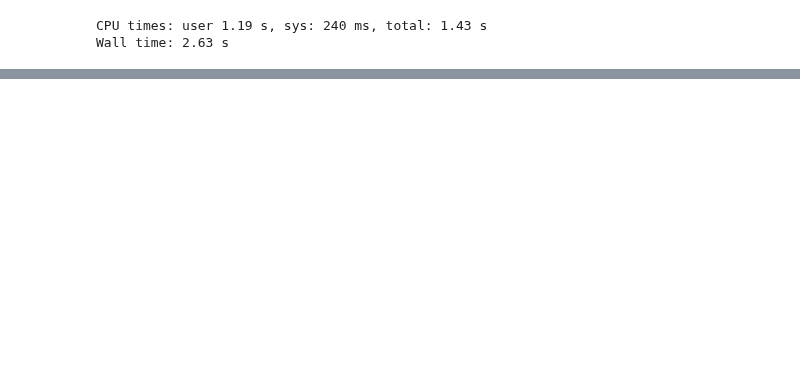
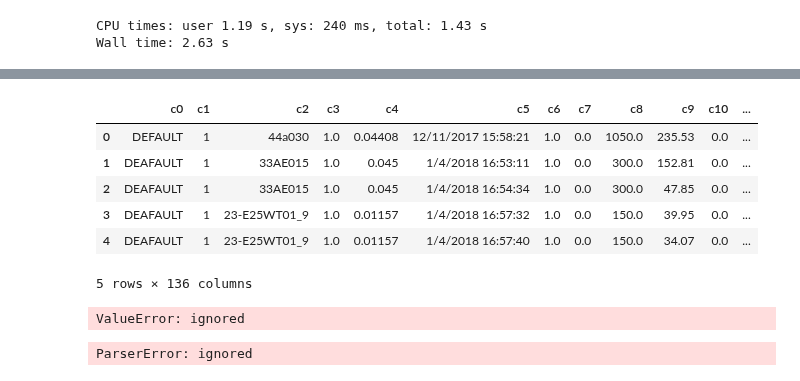
Before and after one commit to duybluemind1988/Data-science, a Jupyter notebook: Sonion/Compare_all_bigdata_method.ipynb, the cells around one changed output, grey strips where cells are left out. Cells and saved outputs as stored; diff of their text form; code cells hidden in the pictures; blank space fills up the shorter version.

```diff
--- a/Sonion/Compare_all_bigdata_method.ipynb
+++ b/Sonion/Compare_all_bigdata_method.ipynb
@@ -1396,0 +1412,6 @@ Wall time: 2.63 s
+# %%
+%%time
+path='/content/drive/My Drive/V04R-V04R-SQLData.dat' #2.9 gb
+df = dd.read_csv(path,sep='\t',header=None,#parse_dates=[5], Must not used
+                 dtype={10: 'float32', 102: 'float32', 105: 'float32', 108: 'float32', 11: 'float32', 111: 'float32', 114: 'float32', 115: 'float32', 116: 'float32', 117: 'float32', 118: 'float32', 119: 'float32', 120: 'float32', 121: 'float32', 122: 'float32', 123: 'float32', 124: 'float32', 125: 'float32', 126: 'float32', 13: 'float32', 131: 'float32', 132: 'float32', 133: 'float32', 134: 'float32', 14: 'float32', 16: 'float32', 17: 'float32', 19: 'float32', 20: 'float32', 22: 'float32', 23: 'float32', 25: 'float32', 26: 'float32', 28: 'float32', 29: 'float32', 3: 'float32', 4: 'object', 57: 'float32', 6: 'float32', 60: 'float32', 63: 'float32', 66: 'float32', 69: 'float32', 7: 'float32', 72: 'float32', 75: 'float32', 78: 'float32', 8: 'float32', 81: 'float32', 84: 'float32', 87: 'float32', 90: 'float32', 93: 'float32', 96: 'float32', 99: 'float32'})
+df.head()
@@ -1396,0 +1421,21 @@ Wall time: 2.63 s
+# %%
+df.columns = ['c' + str(col)  for col in df.columns]
+df.head()
+# %% [output]
+|  | c0 | c1 | c2 | c3 | c4 | c5 | c6 | c7 | c8 | c9 | c10 | ... |
+| 0 | DEFAULT | 1 | 44a030 | 1.0 | 0.04408 | 12/11/2017 15:58:21 | 1.0 | 0.0 | 1050.0 | 235.53 | 0.0 | ... |
+| 1 | DEAFAULT | 1 | 33AE015 | 1.0 | 0.045 | 1/4/2018 16:53:11 | 1.0 | 0.0 | 300.0 | 152.81 | 0.0 | ... |
+| 2 | DEAFAULT | 1 | 33AE015 | 1.0 | 0.045 | 1/4/2018 16:54:34 | 1.0 | 0.0 | 300.0 | 47.85 | 0.0 | ... |
+| 3 | DEAFAULT | 1 | 23-E25WT01_9 | 1.0 | 0.01157 | 1/4/2018 16:57:32 | 1.0 | 0.0 | 150.0 | 39.95 | 0.0 | ... |
+| 4 | DEAFAULT | 1 | 23-E25WT01_9 | 1.0 | 0.01157 | 1/4/2018 16:57:40 | 1.0 | 0.0 | 150.0 | 34.07 | 0.0 | ... |
+5 rows × 136 columns
+# %%
+%%time
+df['c2'].value_counts().compute()
+# %% [output]
+ValueError: ignored
+# %%
+%%time
+df_filter=df[df['c2']=='E25AA016_D2sub'].compute() # 2 tr rows
+# %% [output]
+ParserError: ignored
```
Also changed, not shown: parts of 8 cells of this notebook.
